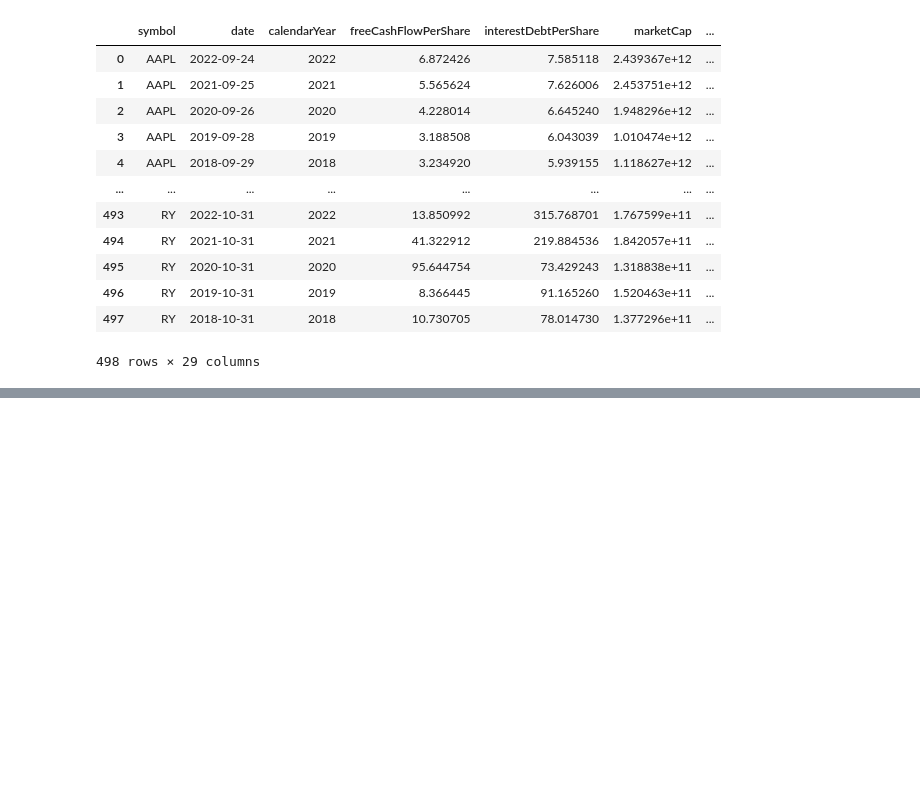
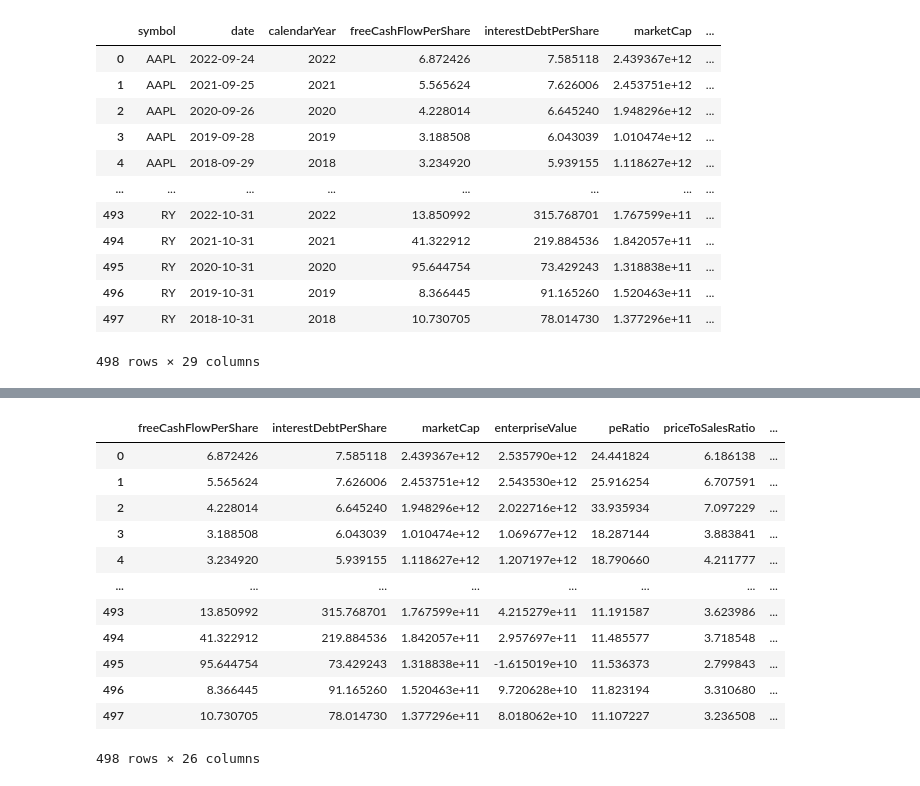
Before and after one commit to nikanhg/Language-of-business, a Jupyter notebook: main.ipynb, the cells around one changed output, grey strips where cells are left out. Cells and saved outputs as stored; diff of their text form; code cells hidden in the pictures; blank space fills up the shorter version.

```diff
--- a/main.ipynb
+++ b/main.ipynb
@@ -223,0 +247,3 @@ dimensions
+# %%
+x = final_dimensions['date'][1]
+x
@@ -223,0 +252,10 @@ dimensions
+# %%
+from datetime import datetime, timedelta
+
+date_str = final_dimensions['date'][1]
+date_obj = datetime.strptime(date_str, "%Y-%m-%d")
+modified_date = date_obj + timedelta(days=30)
+modified_date_str = modified_date.strftime("%Y-%m-%d")
+
+response = Get_historical_data ("AAPL", modified_date_str, modified_date_str)
+response[0]['close']
@@ -223,0 +264,20 @@ dimensions
+# %%
+# prices = pd.DataFrame(columns = ['symbol'date'])
+final_dimensions['after'] = 1
+final_dimensions['before'] = 1
+for r in range(len(final_dimensions)):
+     date_obj = datetime.strptime(final_dimensions.loc[r,'date'], "%Y-%m-%d")
+     for i in range(30, 2, -1):
+          modified_date = date_obj + timedelta(days=i)
+          modified_date_str = modified_date.strftime("%Y-%m-%d")
+          response = Get_historical_data("AAPL", modified_date_str, modified_date_str)
+          if response != False:
+               break
+     final_dimensions.loc[r,'after'] = response[0]['close']
+     for i in range(30, 2, -1):
+          modified_date = date_obj - timedelta(days=i)
+          modified_date_str = modified_date.strftime("%Y-%m-%d")
+          response = Get_historical_data("AAPL", modified_date_str, modified_date_str)
+          if response != False:
+               break
+     final_dimensions.loc[r,'before'] = response[0]['close']
@@ -223,0 +300,4 @@ dimensions
+# %%
+final_dimensions['change'] = final_dimensions['after'] - final_dimensions['before']
+final_dimensions['change'] = final_dimensions['change'].apply(lambda x : 1 if x>0 else 0)
+final_dimensions
@@ -223,0 +318,17 @@ dimensions
+# %%
+final_dimensions.iloc[:,3:29]
+final_dimensions['change']
+# %% [output]
+|  | freeCashFlowPerShare | interestDebtPerShare | marketCap | enterpriseValue | peRatio | priceToSalesRatio | ... |
+| 0 | 6.872426 | 7.585118 | 2.439367e+12 | 2.535790e+12 | 24.441824 | 6.186138 | ... |
+| 1 | 5.565624 | 7.626006 | 2.453751e+12 | 2.543530e+12 | 25.916254 | 6.707591 | ... |
+| 2 | 4.228014 | 6.645240 | 1.948296e+12 | 2.022716e+12 | 33.935934 | 7.097229 | ... |
+| 3 | 3.188508 | 6.043039 | 1.010474e+12 | 1.069677e+12 | 18.287144 | 3.883841 | ... |
+| 4 | 3.234920 | 5.939155 | 1.118627e+12 | 1.207197e+12 | 18.790660 | 4.211777 | ... |
+| ... | ... | ... | ... | ... | ... | ... | ... |
+| 493 | 13.850992 | 315.768701 | 1.767599e+11 | 4.215279e+11 | 11.191587 | 3.623986 | ... |
+| 494 | 41.322912 | 219.884536 | 1.842057e+11 | 2.957697e+11 | 11.485577 | 3.718548 | ... |
+| 495 | 95.644754 | 73.429243 | 1.318838e+11 | -1.615019e+10 | 11.536373 | 2.799843 | ... |
+| 496 | 8.366445 | 91.165260 | 1.520463e+11 | 9.720628e+10 | 11.823194 | 3.310680 | ... |
+| 497 | 10.730705 | 78.014730 | 1.377296e+11 | 8.018062e+10 | 11.107227 | 3.236508 | ... |
+498 rows × 26 columns
```
Also changed, not shown: parts of 12 cells of this notebook.
